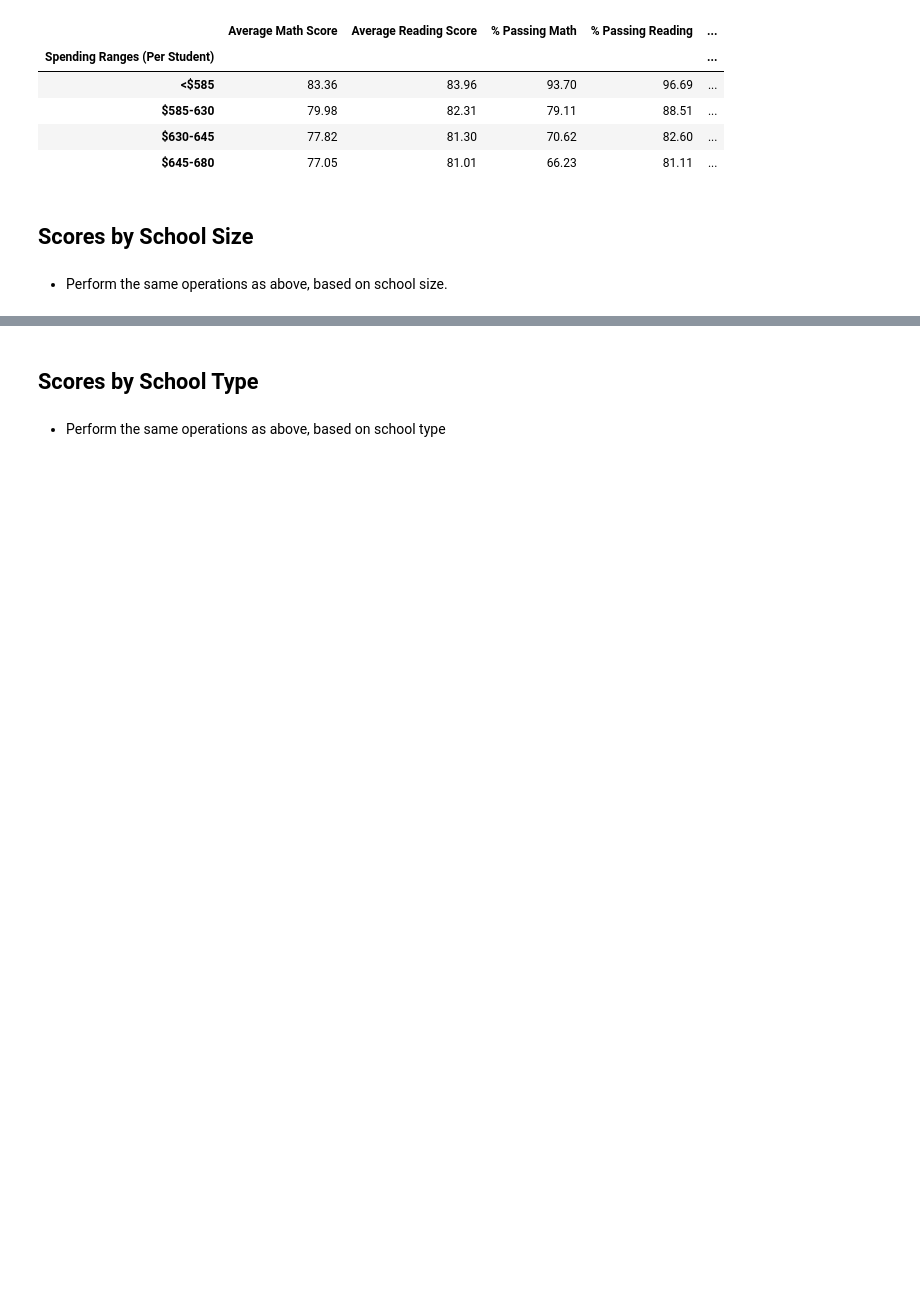
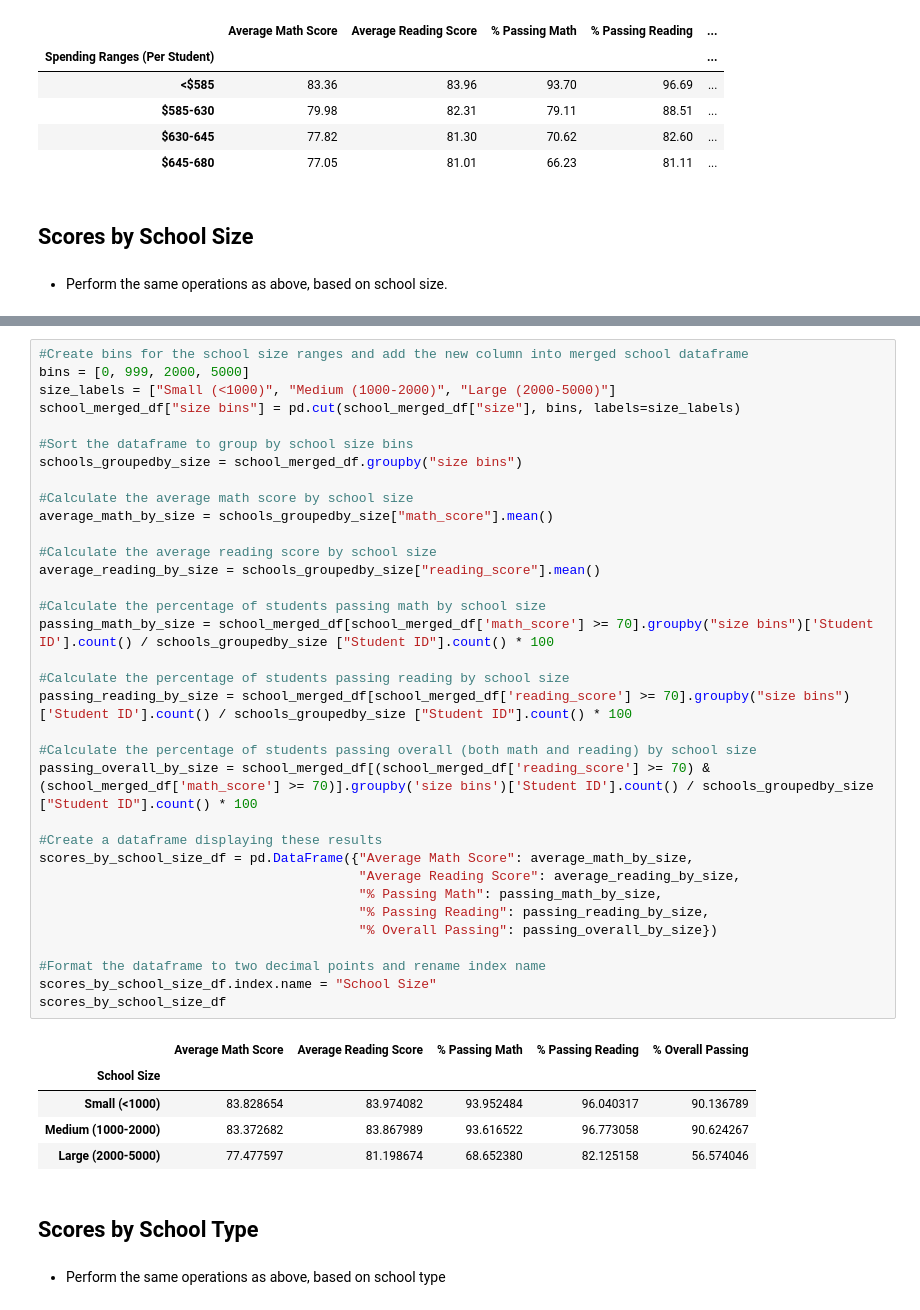
Before and after one commit to RH-cmd/pandas-challenge, a Jupyter notebook: PyCitySchools/PyCitySchools_starter.ipynb, the cells around one changed output, grey strips where cells are left out. Drawn from its saved outputs; the diff is of its cells as text; blank space fills up the shorter version.

Commit message:
Scores by School Size and Type

```diff
--- a/PyCitySchools/PyCitySchools_starter.ipynb
+++ b/PyCitySchools/PyCitySchools_starter.ipynb
@@ -345,3 +338,43 @@ scores_by_school_spend_df
+# %%
+#Create bins for the school size ranges and add the new column into merged school dataframe
+bins = [0, 999, 2000, 5000]
+size_labels = ["Small (<1000)", "Medium (1000-2000)", "Large (2000-5000)"]
+school_merged_df["size bins"] = pd.cut(school_merged_df["size"], bins, labels=size_labels)
+
+#Sort the dataframe to group by school size bins
+schools_groupedby_size = school_merged_df.groupby("size bins")
+
+#Calculate the average math score by school size
+average_math_by_size = schools_groupedby_size["math_score"].mean()
+
+#Calculate the average reading score by school size
+average_reading_by_size = schools_groupedby_size["reading_score"].mean()
+
+#Calculate the percentage of students passing math by school size
+passing_math_by_size = school_merged_df[school_merged_df['math_score'] >= 70].groupby("size bins")['Student ID'].count() / schools_groupedby_size ["Student ID"].count() * 100
+
+#Calculate the percentage of students passing reading by school size
+passing_reading_by_size = school_merged_df[school_merged_df['reading_score'] >= 70].groupby("size bins")['Student ID'].count() / schools_groupedby_size ["Student ID"].count() * 100
+
+#Calculate the percentage of students passing overall (both math and reading) by school size
+passing_overall_by_size = school_merged_df[(school_merged_df['reading_score'] >= 70) & (school_merged_df['math_score'] >= 70)].groupby('size bins')['Student ID'].count() / schools_groupedby_size ["Student ID"].count() * 100
+
+#Create a dataframe displaying these results
+scores_by_school_size_df = pd.DataFrame({"Average Math Score": average_math_by_size,
+                                         "Average Reading Score": average_reading_by_size,
+                                         "% Passing Math": passing_math_by_size,
+                                         "% Passing Reading": passing_reading_by_size,
+                                         "% Overall Passing": passing_overall_by_size})
+
+#Format the dataframe to two decimal points and rename index name
+scores_by_school_size_df.index.name = "School Size"
+scores_by_school_size_df
+# %% [output]
+|  | Average Math Score | Average Reading Score | % Passing Math | % Passing Reading | % Overall Passing |
+| School Size |  |  |  |  |  |
+| Small (<1000) | 83.828654 | 83.974082 | 93.952484 | 96.040317 | 90.136789 |
+| Medium (1000-2000) | 83.372682 | 83.867989 | 93.616522 | 96.773058 | 90.624267 |
+| Large (2000-5000) | 77.477597 | 81.198674 | 68.652380 | 82.125158 | 56.574046 |
 # %% [markdown]
 ## Scores by School Type
 # %% [markdown]
```
Also changed, not shown: parts of 3 cells of this notebook.
